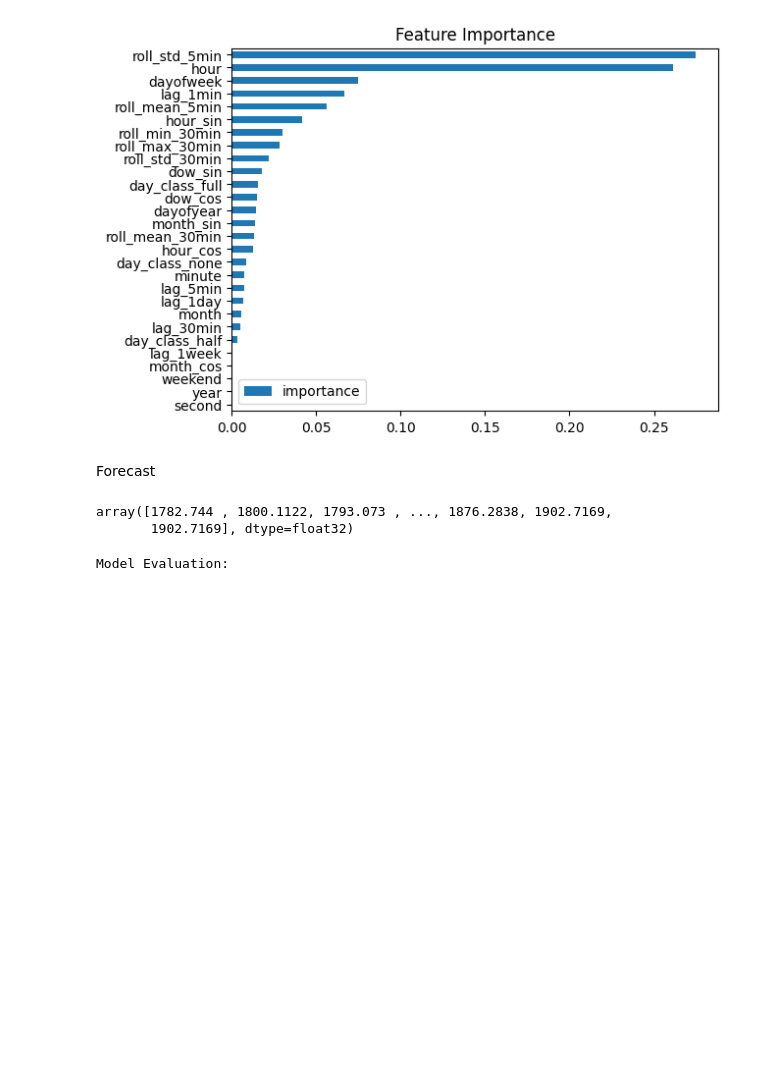
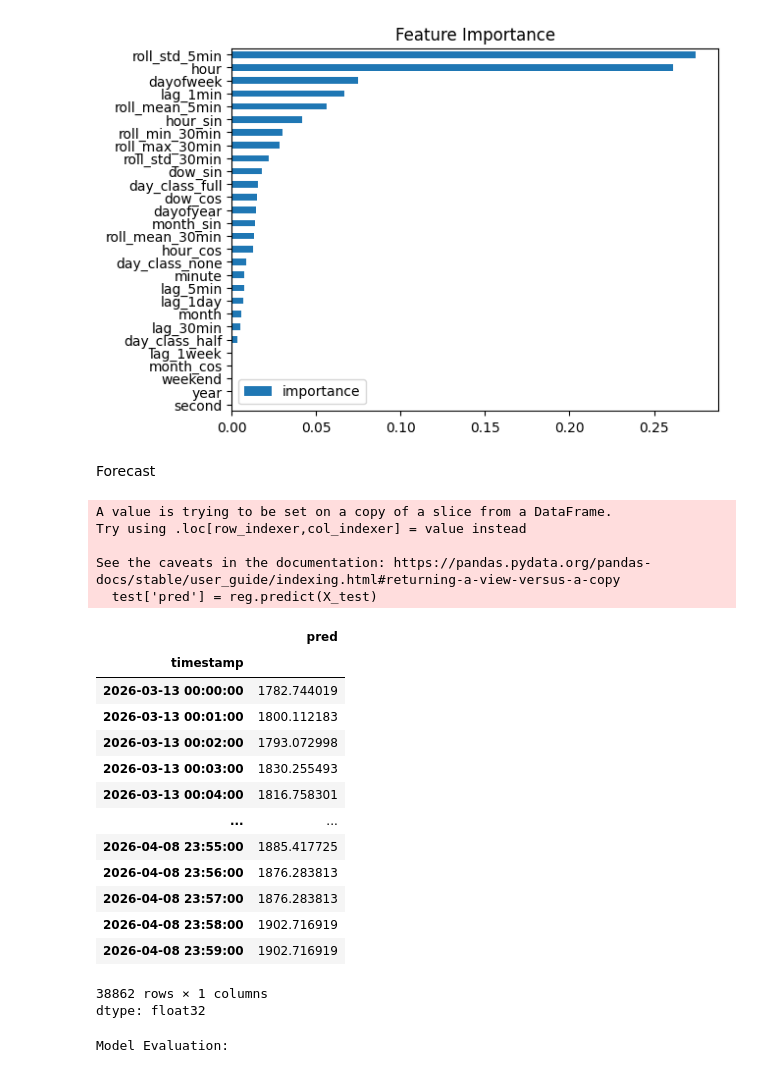
Before and after one commit to swhoyle/electric-load-forecasting, a Jupyter notebook: Electric_Load_Forecast.ipynb, the cells around one changed output. Saved outputs shown, nothing was run; the diff lists cells and outputs as text; code cells hidden in the pictures; blank space fills up the shorter version.

```diff
--- a/Electric_Load_Forecast.ipynb
+++ b/Electric_Load_Forecast.ipynb
@@ -775,11 +772,29 @@ fi.sort_values('importance').plot(kind='barh', title='Feature Importance')
 # %% [markdown]
 Forecast
 # %%
-y_pred = reg.predict(X_test)
-y_pred
+test['pred'] = reg.predict(X_test)
+test['pred']
 # %% [output]
-array([1782.744 , 1800.1122, 1793.073 , ..., 1876.2838, 1902.7169,
-       1902.7169], dtype=float32)
+A value is trying to be set on a copy of a slice from a DataFrame.
+Try using .loc[row_indexer,col_indexer] = value instead
+
+See the caveats in the documentation: https://pandas.pydata.org/pandas-docs/stable/user_guide/indexing.html#returning-a-view-versus-a-copy
+  test['pred'] = reg.predict(X_test)
+|  | pred |
+| timestamp |  |
+| 2026-03-13 00:00:00 | 1782.744019 |
+| 2026-03-13 00:01:00 | 1800.112183 |
+| 2026-03-13 00:02:00 | 1793.072998 |
+| 2026-03-13 00:03:00 | 1830.255493 |
+| 2026-03-13 00:04:00 | 1816.758301 |
+| ... | ... |
+| 2026-04-08 23:55:00 | 1885.417725 |
+| 2026-04-08 23:56:00 | 1876.283813 |
+| 2026-04-08 23:57:00 | 1876.283813 |
+| 2026-04-08 23:58:00 | 1902.716919 |
+| 2026-04-08 23:59:00 | 1902.716919 |
+38862 rows × 1 columns
+dtype: float32
 # %%
 from sklearn.metrics import mean_absolute_error, mean_squared_error, r2_score
 
```
Also changed, not shown: parts of 3 cells of this notebook.
